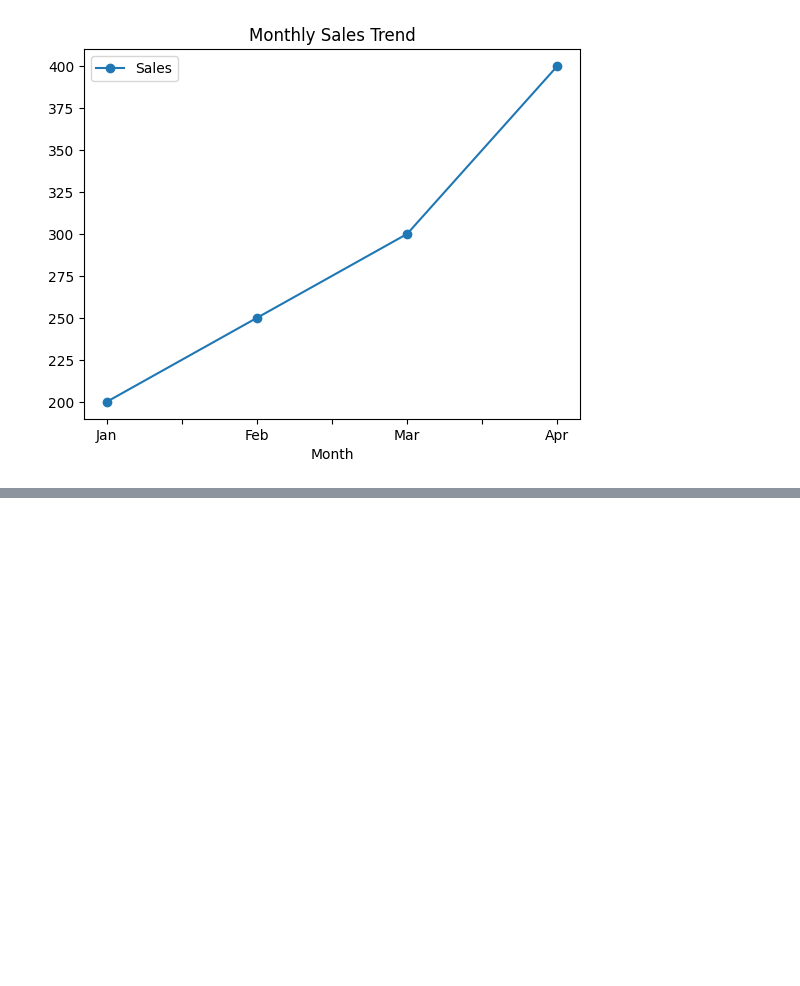
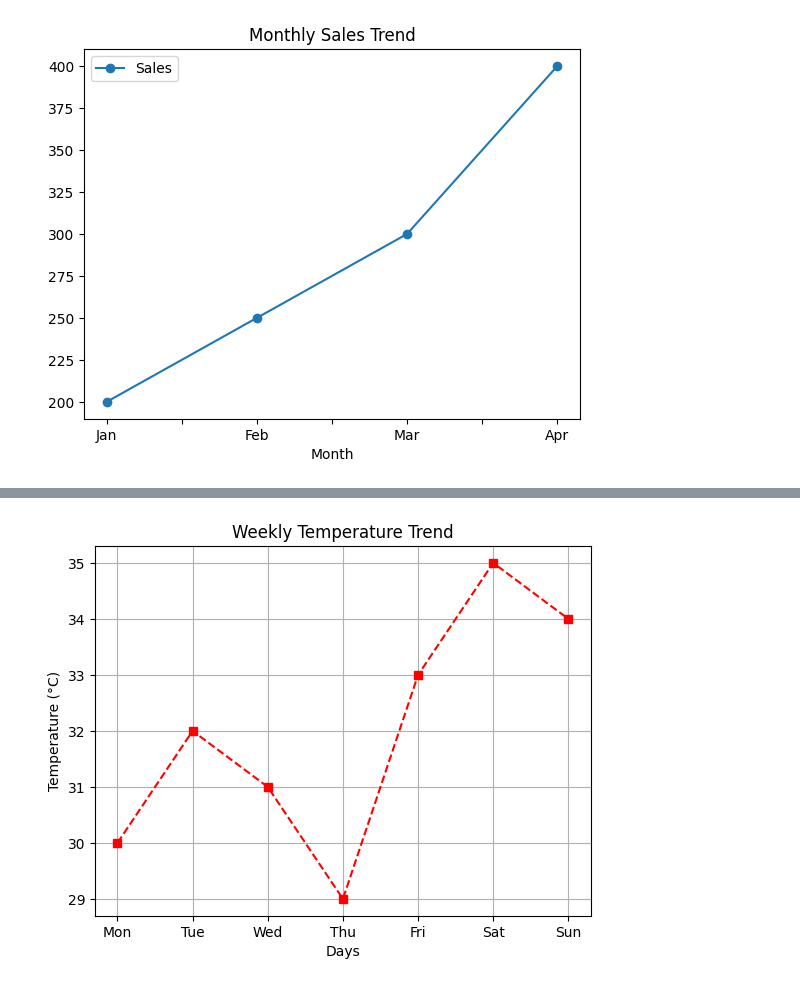
Before and after one commit to NandhithaMilkuri/Batch20_1352_PDS, a Jupyter notebook: Lab9_DataVisualization.ipynb, the cells around one changed output, grey strips where cells are left out. Cells and saved outputs as stored; diff of their text form; code cells hidden in the pictures; blank space fills up the shorter version.

```diff
--- a/Lab9_DataVisualization.ipynb
+++ b/Lab9_DataVisualization.ipynb
@@ -78,0 +98,17 @@ plt.show()
+# %%
+import matplotlib.pyplot as plt
+# Data
+days = ["Mon", "Tue", "Wed", "Thu", "Fri", "Sat", "Sun"]
+temperature = [30, 32, 31, 29, 33, 35, 34]
+# Plot
+plt.plot(days, temperature, marker='s', linestyle='--',
+color='red')
+# Customization
+plt.title("Weekly Temperature Trend")
+plt.xlabel("Days")
+plt.ylabel("Temperature (°C)")
+plt.grid(True)
+# Show plot
+plt.show()
+# %% [output]
+[figure, added]
```
Also changed, not shown: parts of 10 cells of this notebook.
